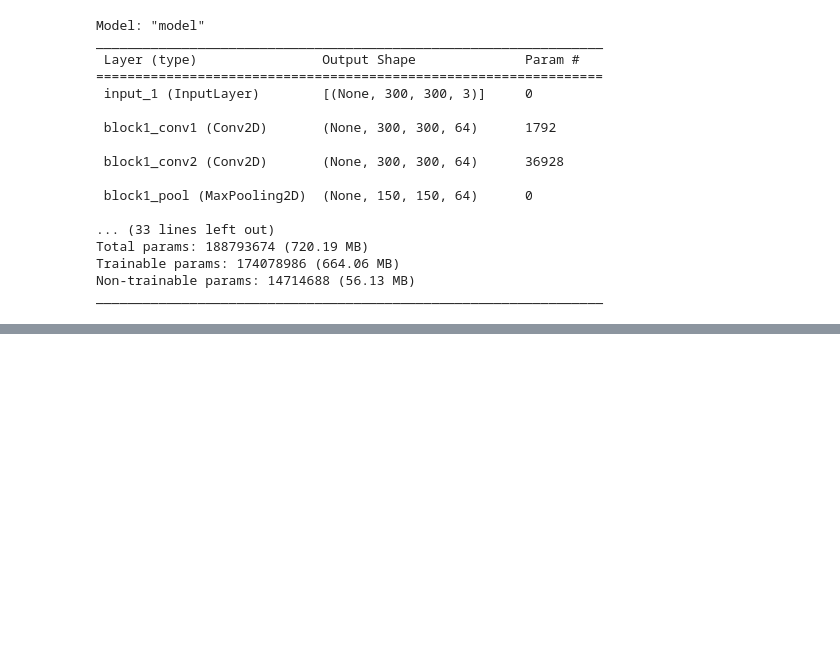
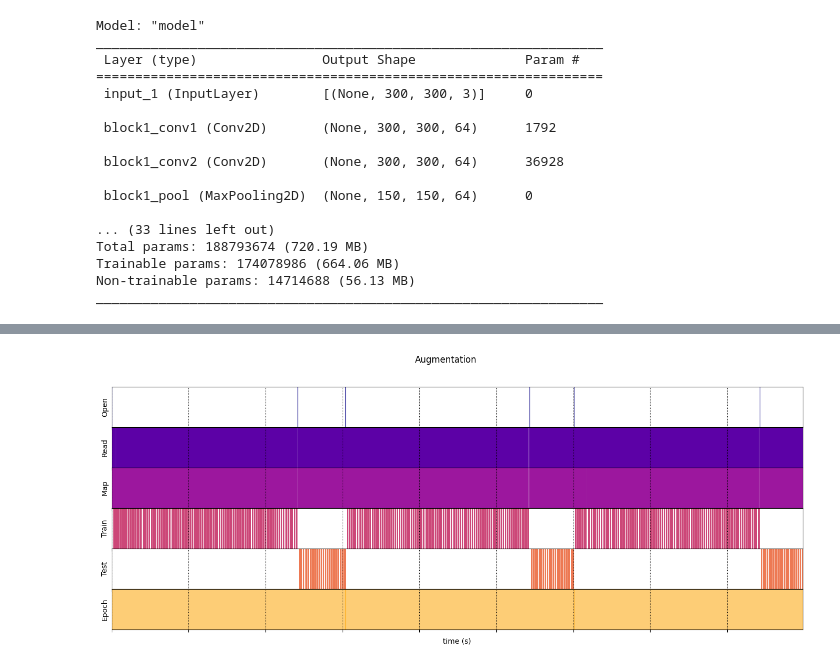
Before and after one commit to huang0520/1121_Deep_Learning, a Jupyter notebook: Lab11/Lab11_112501533.ipynb, the cells around one changed output, grey strips where cells are left out. Cells and saved outputs as stored; diff of their text form; code cells hidden in the pictures; blank space fills up the shorter version.

```diff
--- a/Lab11/Lab11_112501533.ipynb
+++ b/Lab11/Lab11_112501533.ipynb
@@ -461,9 +479,6 @@ def map_train_with_transformation(steps, times, values, image, label):
     distorted_image = tf.image.random_crop(
         image, [IMAGE_SIZE_CROPPED, IMAGE_SIZE_CROPPED, IMAGE_DEPTH]
     )
-    distorted_image = tf.image.random_flip_left_right(distorted_image)
-    distorted_image = tf.image.random_brightness(distorted_image, max_delta=63)
-    distorted_image = tf.image.random_contrast(distorted_image, lower=0.2, upper=1.8)
     distorted_image = tf.image.per_image_standardization(distorted_image)
 
     # Transpose and resize image to fit the model
@@ -514,7 +529,6 @@ dataset_train_with_transformation = (
     tf.data.Dataset.range(1)
     .flat_map(dataset_generator_fun_train)
     .map(map_train_with_transformation)
-    .shuffle(BUFFER_SIZE)
     .batch(BATCH_SIZE, drop_remainder=True)
 )
 
@@ -526,7 +540,7 @@ dataset_test_with_transformation = (
 )
 # %%
 # load the same initialization of weights and re-train with optimized input pipeline
-# wild_model.load_weights(os.path.join(CHECKPOINT_DIR, "wild_model.h5"))
-# timeline_Augmentation = timelined_benchmark(
-#     dataset_train_with_transformation, dataset_test_with_transformation, EPOCHS=3
-# )
+wild_model.load_weights(os.path.join(CHECKPOINT_DIR, "wild_model.h5"))
+timeline_Augmentation = timelined_benchmark(
+    dataset_train_with_transformation, dataset_test_with_transformation, EPOCHS=3
+)
@@ -533,5 +559,7 @@ dataset_test_with_transformation = (
 # %%
-# draw_timeline(timeline=timeline_Augmentation, title="Augmentation", min_width=500)
+draw_timeline(timeline=timeline_Augmentation, title="Augmentation", min_width=500)
+# %% [output]
+[figure, added]
 # %%
 @map_decorator
 def map_train_with_transformation_batchwise(steps, times, values, image, label):
```
Also changed, not shown: parts of 9 cells of this notebook, 1 other file.
